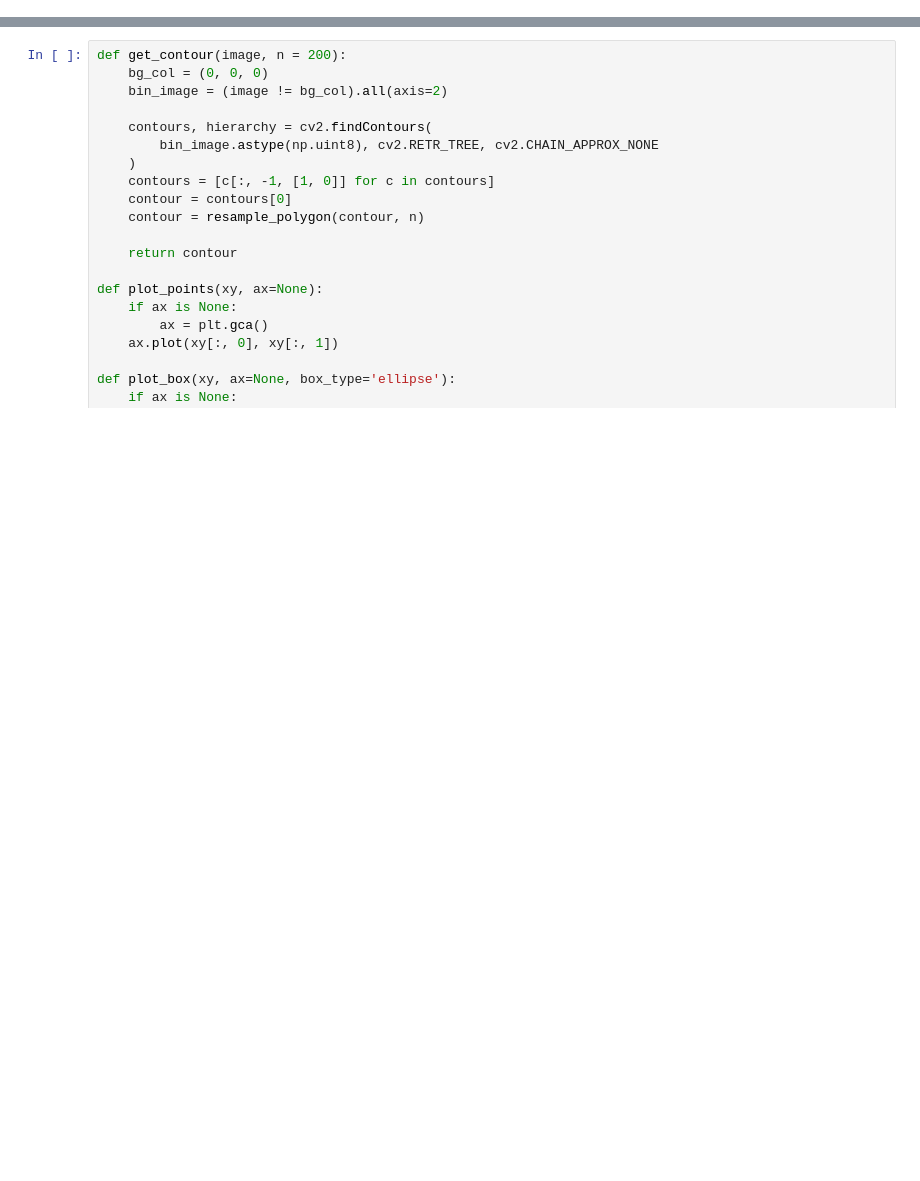
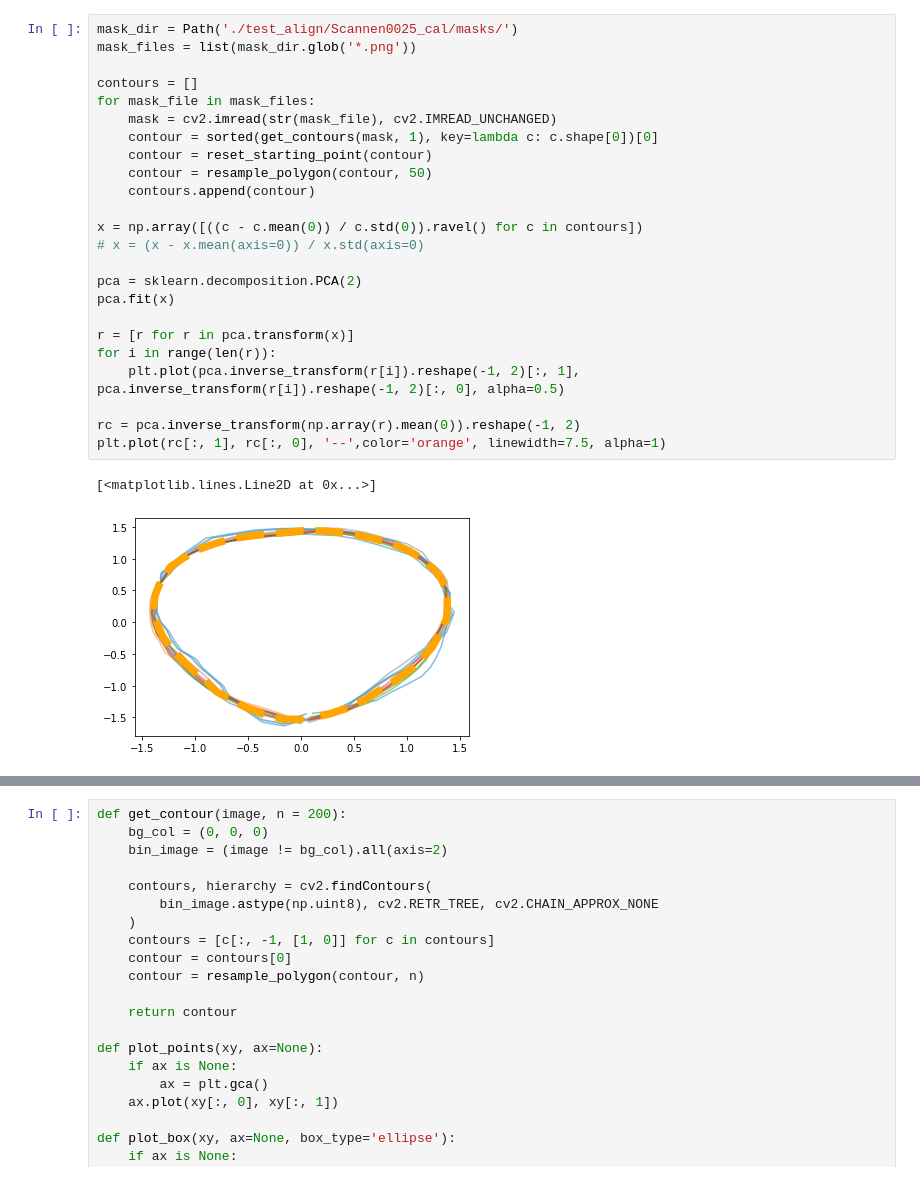
Before and after one commit to TankredO/seed_detector, a Jupyter notebook: tests.ipynb, the cells around one changed output, grey strips where cells are left out. Drawn from its saved outputs; the diff is of its cells as text; blank space fills up the shorter version.

Commit message:
shapes test

```diff
--- a/tests.ipynb
+++ b/tests.ipynb
@@ -12,0 +66,27 @@ from seed_detector.tools import resample_polygon, polygon_area, get_contours as
+# %%
+mask_dir = Path('./test_align/Scannen0025_cal/masks/')
+mask_files = list(mask_dir.glob('*.png'))
+
+contours = []
+for mask_file in mask_files:
+    mask = cv2.imread(str(mask_file), cv2.IMREAD_UNCHANGED)
+    contour = sorted(get_contours(mask, 1), key=lambda c: c.shape[0])[0]
+    contour = reset_starting_point(contour)
+    contour = resample_polygon(contour, 50)
+    contours.append(contour)
+
+x = np.array([((c - c.mean(0)) / c.std(0)).ravel() for c in contours])
+# x = (x - x.mean(axis=0)) / x.std(axis=0)
+
+pca = sklearn.decomposition.PCA(2)
+pca.fit(x)
+
+r = [r for r in pca.transform(x)]
+for i in range(len(r)):
+    plt.plot(pca.inverse_transform(r[i]).reshape(-1, 2)[:, 1], pca.inverse_transform(r[i]).reshape(-1, 2)[:, 0], alpha=0.5)
+
+rc = pca.inverse_transform(np.array(r).mean(0)).reshape(-1, 2)
+plt.plot(rc[:, 1], rc[:, 0], '--',color='orange', linewidth=7.5, alpha=1)
+# %% [output]
+[<matplotlib.lines.Line2D at 0x...>]
+[figure, added]
```
Also changed, not shown: parts of 7 cells of this notebook, 1 other file.
